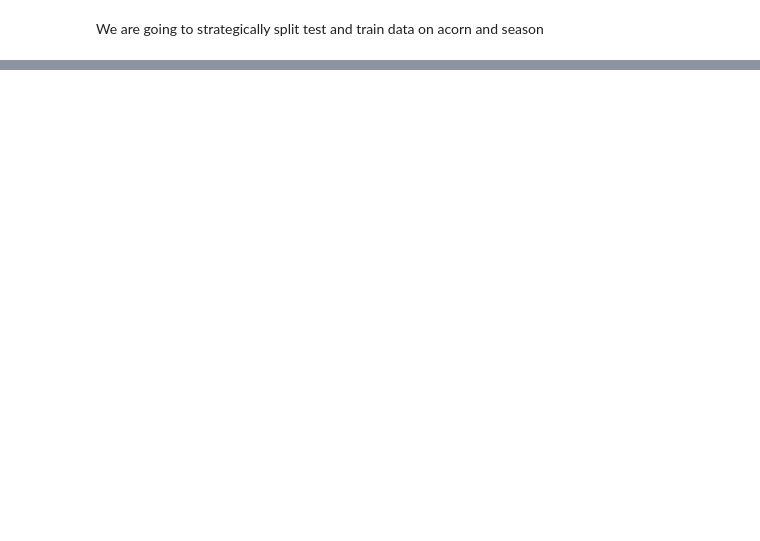
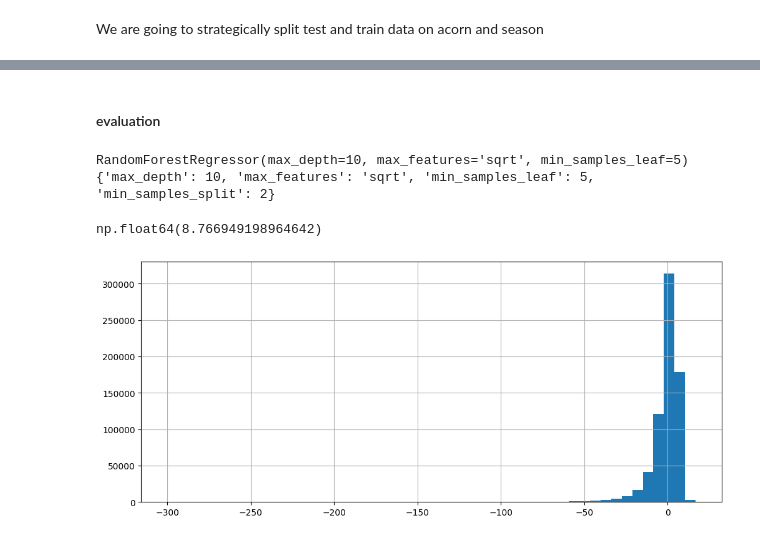
Before and after one commit to Hestia-Thesis/data_science, a Jupyter notebook: ML.ipynb, the cells around one changed output, grey strips where cells are left out. Saved outputs shown, nothing was run; the diff lists cells and outputs as text; code cells hidden in the pictures; blank space fills up the shorter version.

```diff
--- a/ML.ipynb
+++ b/ML.ipynb
@@ -80,0 +156,8 @@ strat_train_set['strat_col'].hist()
+# %%
+sparse_matrix = ohe.fit_transform(X_strat_train[cat_columns])
+X_strat_train = pd.concat([X_strat_train,
+    pd.DataFrame(sparse_matrix.toarray(), columns=ohe.get_feature_names_out(cat_columns))], axis=1).drop(cat_columns, axis=1)
+
+sparse_matrix_test = ohe.transform(X_strat_test[cat_columns])
+X_strat_test = pd.concat([X_strat_test,
+    pd.DataFrame(sparse_matrix_test.toarray(), columns=ohe.get_feature_names_out(cat_columns))], axis=1).drop(cat_columns, axis=1)
@@ -80,0 +176,14 @@ strat_train_set['strat_col'].hist()
+# %%
+# training model
+param_grid = {
+    'max_depth': [5, 10, 15, 20, 50],
+    'min_samples_split':[1, 2, 10, 30],
+    'max_features':['sqrt','n/3','log2'],
+    'min_samples_leaf': [1, 5, 10],
+    # 'max_depth': [5, 10, 15],
+    # 'min_samples_split':[1, 2, 3],
+    # 'max_features':['sqrt','n/3','log2'],
+    # 'min_samples_leaf': [5],
+}
+rfr_model = RandomForestRegressor()
+grid_cv = GridSearchCV ( estimator = rfr_model, param_grid = param_grid, scoring ='neg_mean_squared_error', cv = 2, verbose = 3)
@@ -80,0 +192,2 @@ strat_train_set['strat_col'].hist()
+# %%
+grid_cv.fit(X_strat_train, y_strat_train)
@@ -80,0 +235,27 @@ strat_train_set['strat_col'].hist()
+# %% [markdown]
+#### evaluation
+# %%
+print(grid_cv.best_estimator_)
+print(grid_cv.best_params_)
+
+with open('random_forest_regressor0.1.1.pkl', 'wb')as file:
+    pickle.dump(grid_cv, file)
+y_pred_rfr = grid_cv.predict(X_strat_test)
+np.sqrt(mean_squared_error(y_strat_test,y_pred_rfr))
+# %% [output]
+RandomForestRegressor(max_depth=10, max_features='sqrt', min_samples_leaf=5)
+{'max_depth': 10, 'max_features': 'sqrt', 'min_samples_leaf': 5, 'min_samples_split': 2}
+np.float64(8.766949198964642)
+# %%
+diff = y_pred_rfr - y_strat_test
+
+plt.rc('font', size=14)
+plt.rc('axes', labelsize=14, titlesize=14)
+plt.rc('legend', fontsize=14)
+plt.rc('xtick', labelsize=10)
+plt.rc('ytick', labelsize=10)
+
+diff.hist(bins=50, figsize=(12, 5))
+plt.show()
+# %% [output]
+[figure, added]
```
Also changed, not shown: parts of 43 cells of this notebook.
